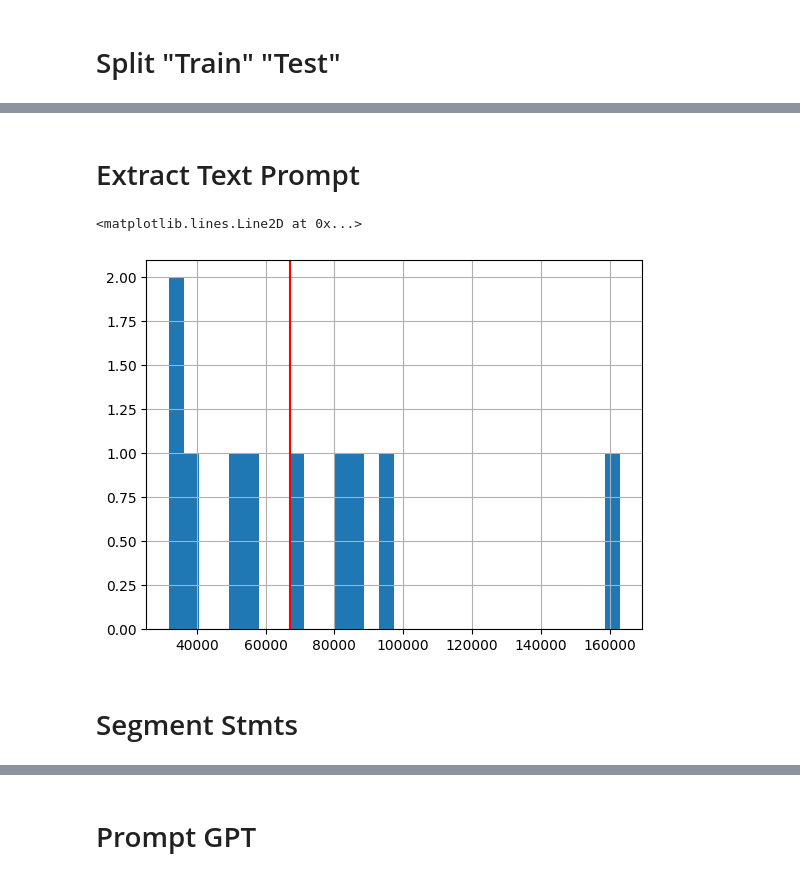
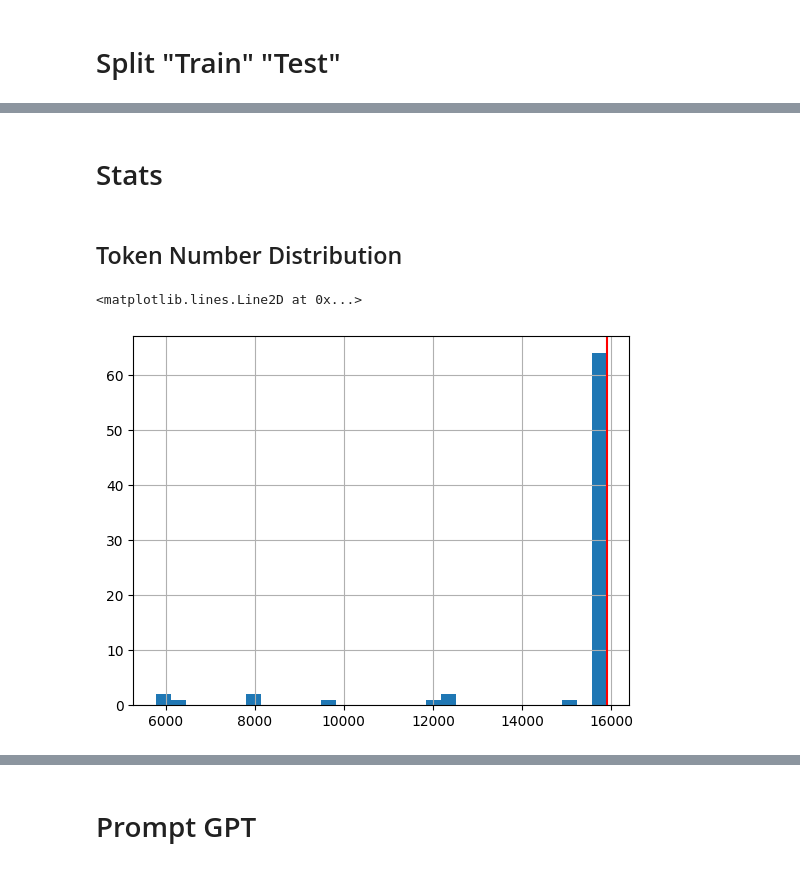
Before and after one commit to ilias-m-n/ExtractAccStds, a Jupyter notebook: Extract_Stds_GPT.ipynb, the cells around one changed output, grey strips where cells are left out. Cells and saved outputs as stored; diff of their text form; code cells hidden in the pictures.

```diff
--- a/Extract_Stds_GPT.ipynb
+++ b/Extract_Stds_GPT.ipynb
@@ -92,0 +153,5 @@ system += prompt_examples
+# %%
+base_token_length = util.count_tokens(system)
+if user_assistant:
+    for ua in user_assistant:
+        base_token_length += util.count_tokens(ua[0]) + util.count_tokens(ua[1])
@@ -93,17 +160,19 @@ system += prompt_examples
+# %%
+df_inputs = util.prep_inputs(test_df,
+                             'filepath',
+                             'filename',
+                             ['filepath', 'filename', 'cc_iso3'],
+                             base_token_length,
+                             _flag_segmented,
+                             _max_token_num,
+                             _overlay)
 # %% [markdown]
-# Extract Text Prompt
+# Stats
-# %%
-df_inputs = test_df[['filepath', 'filename','cc_iso3']].copy().drop_duplicates()
-df_inputs['prompt'] = df_inputs['filepath'].apply(util.parse_txt).apply(util.clean_text)
-# %%
-df_inputs['num_tokens'] = df_inputs['prompt'].apply(util.count_tokens)
-base_prompt_length = util.count_tokens(system)
-df_inputs['com_num_tokens'] = df_inputs['num_tokens'] + base_prompt_length
+# %% [markdown]
+## Token Number Distribution
 # %%
-df_inputs['num_tokens'].hist(bins=30)
-plt.axvline(x=df_inputs['com_num_tokens'].median(), color = "r")
+df_inputs['total_tokens'].hist(bins=30)
+plt.axvline(x=df_inputs['total_tokens'].median(), color = "r")
 # %% [output]
 <matplotlib.lines.Line2D at 0x...>
-[figure, old version]
+[figure, new version]
-# %% [markdown]
-# Segment Stmts
```
Also changed, not shown: parts of 39 cells of this notebook, 4 other files.
